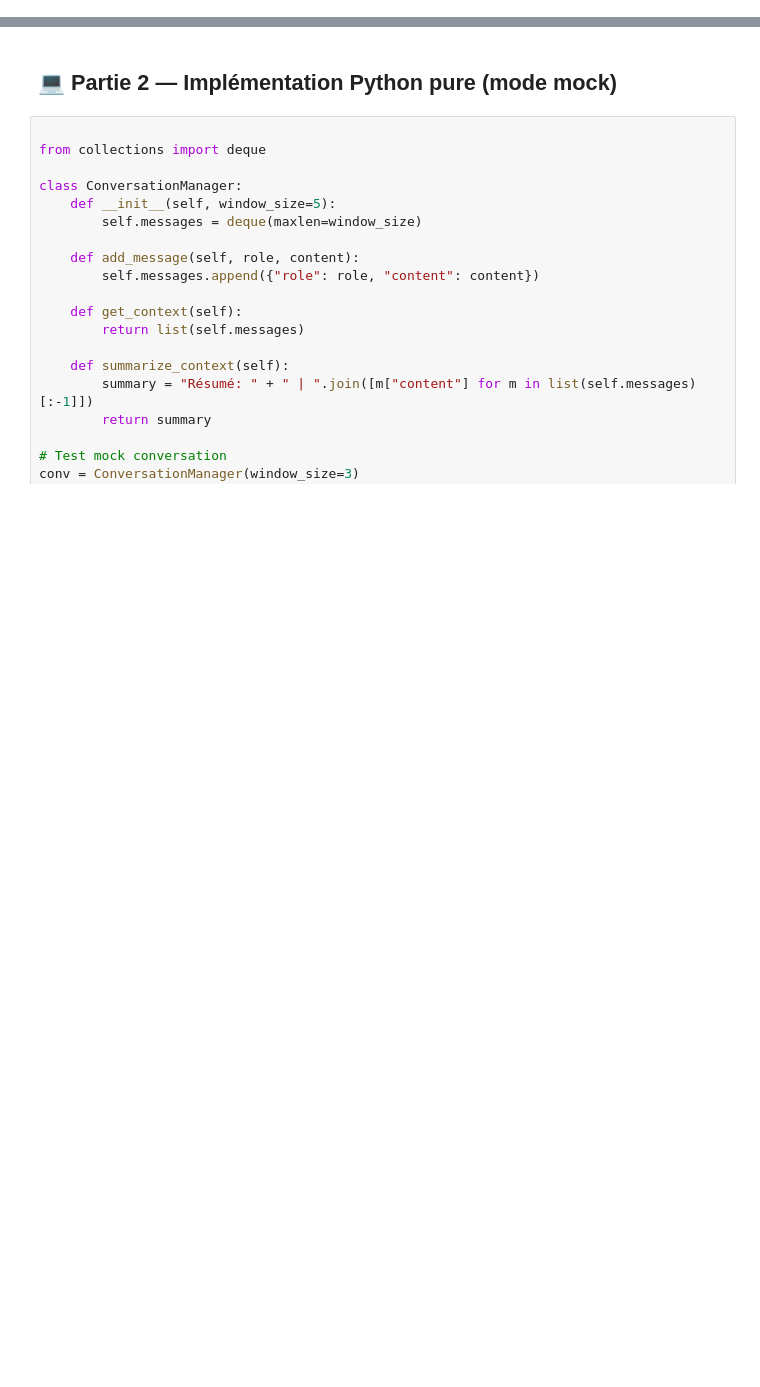
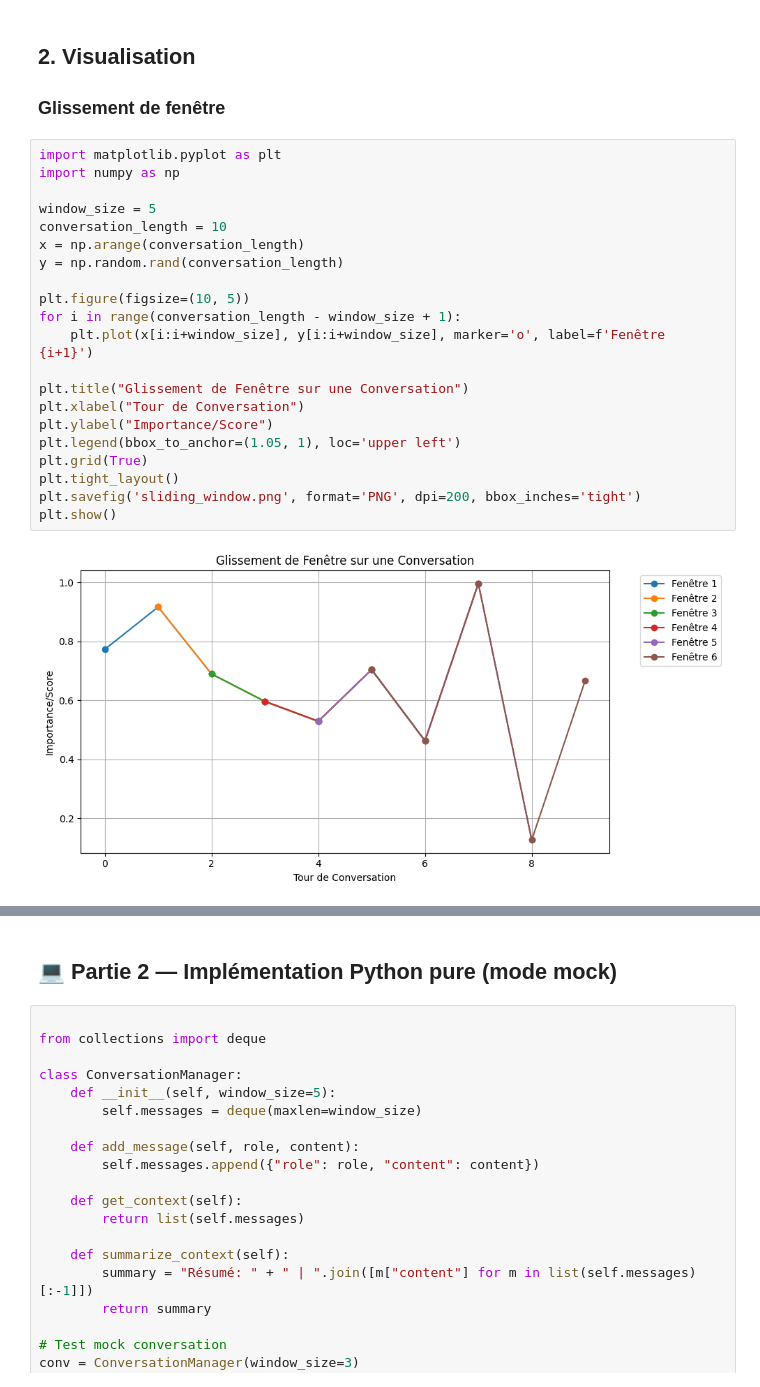
Before and after one commit to hippocortex/formation-IA, a Jupyter notebook: semaine 2/S2_J4_Conversation_State.ipynb, the cells around one changed output, grey strips where cells are left out. Saved outputs shown, nothing was run; the diff lists cells and outputs as text; blank space fills up the shorter version.

```diff
--- a/semaine 2/S2_J4_Conversation_State.ipynb
+++ b/semaine 2/S2_J4_Conversation_State.ipynb
@@ -19,0 +59,27 @@ Trop de texte augmente :
+# %% [markdown]
+## **2. Visualisation**
+
+### Glissement de fenêtre
+# %%
+import matplotlib.pyplot as plt
+import numpy as np
+
+window_size = 5
+conversation_length = 10
+x = np.arange(conversation_length)
+y = np.random.rand(conversation_length)
+
+plt.figure(figsize=(10, 5))
+for i in range(conversation_length - window_size + 1):
+    plt.plot(x[i:i+window_size], y[i:i+window_size], marker='o', label=f'Fenêtre {i+1}')
+
+plt.title("Glissement de Fenêtre sur une Conversation")
+plt.xlabel("Tour de Conversation")
+plt.ylabel("Importance/Score")
+plt.legend(bbox_to_anchor=(1.05, 1), loc='upper left')
+plt.grid(True)
+plt.tight_layout()
+plt.savefig('sliding_window.png', format='PNG', dpi=200, bbox_inches='tight')
+plt.show()
+# %% [output]
+[figure, added]
```
Also changed, not shown: parts of 17 cells of this notebook, 6 other files.
